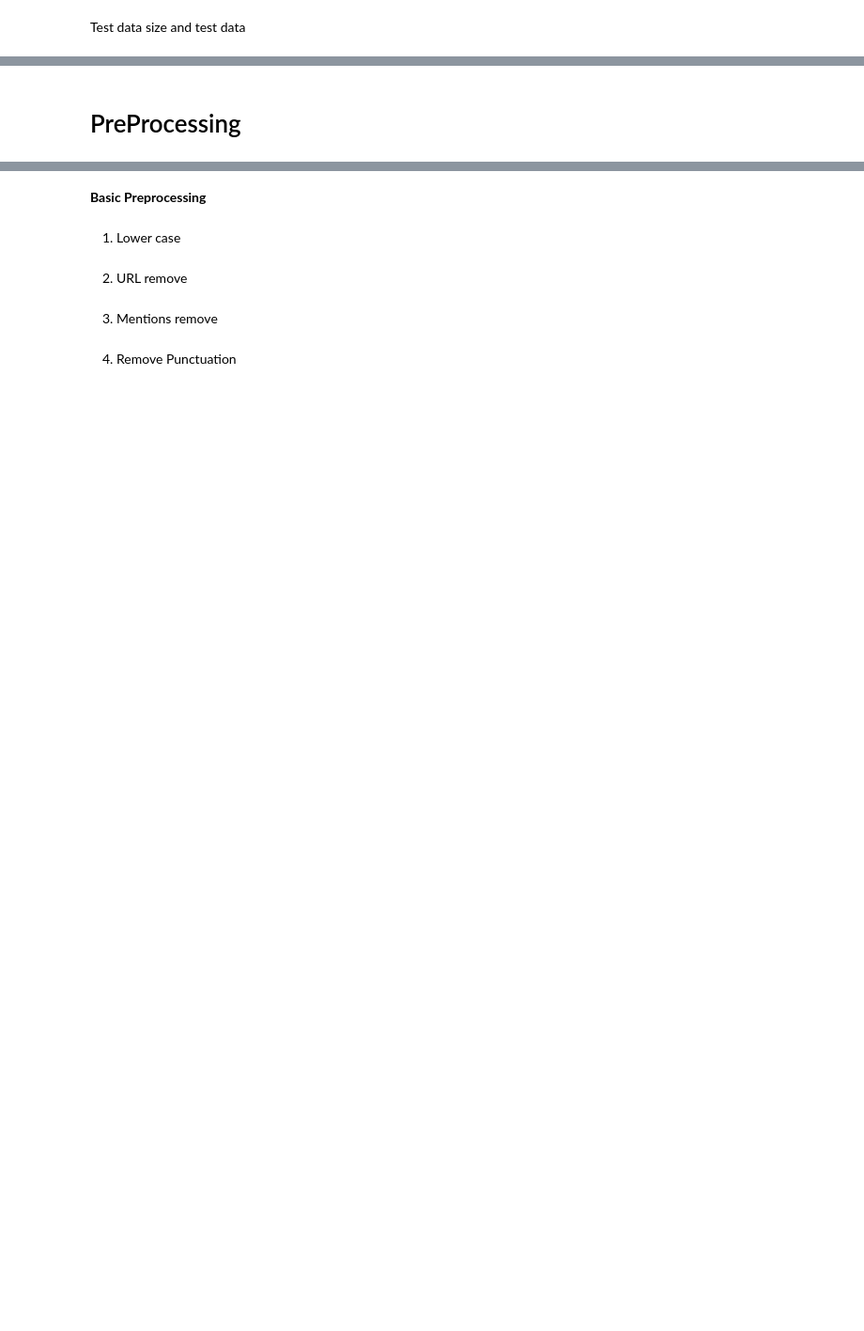
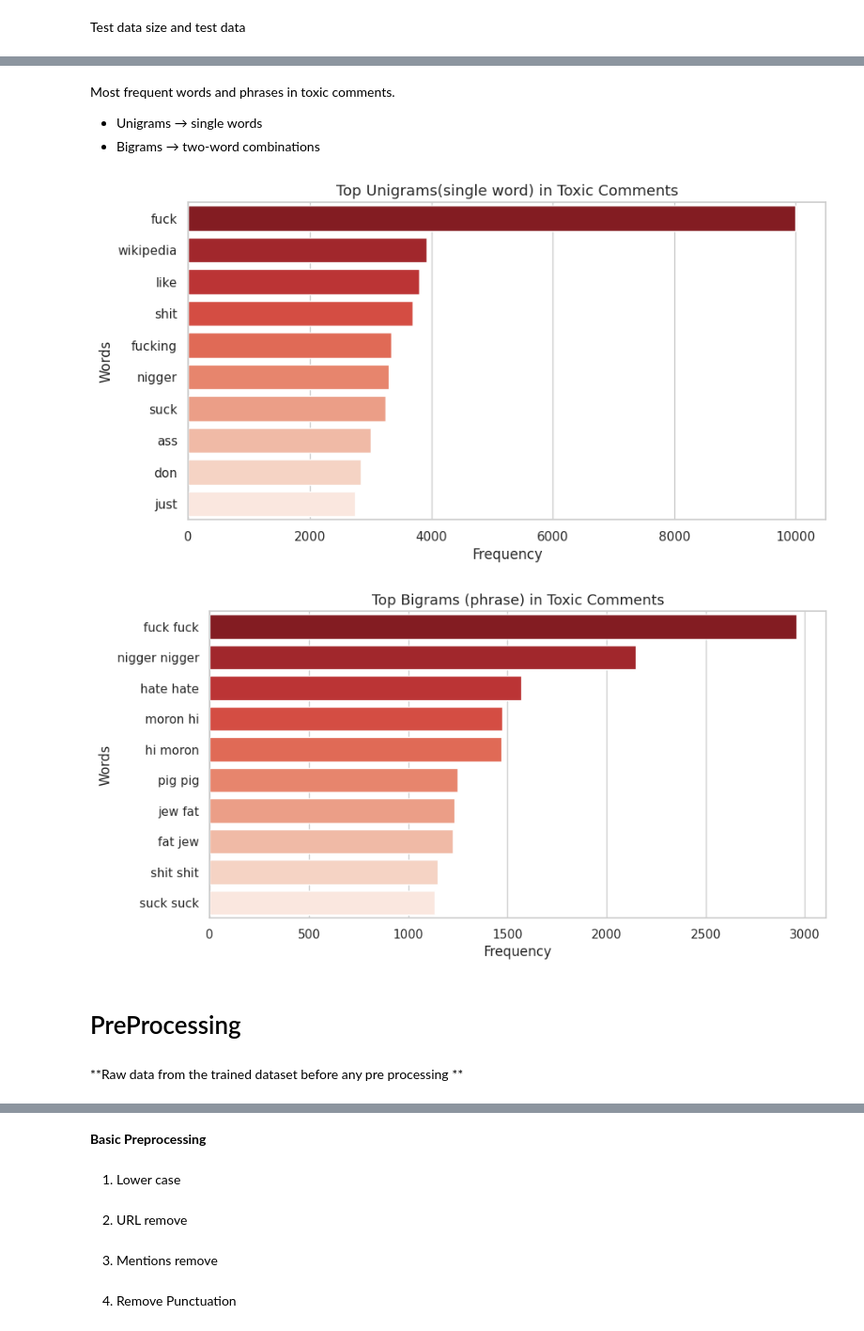
Before and after one commit to tanishataranoon/MY_ML_project, a Jupyter notebook: Toxic_Text_Classification_Comparison_.ipynb, the cells around one changed output, grey strips where cells are left out. Shown at 94% size. Cells and saved outputs as stored; diff of their text form; code cells hidden in the pictures; blank space fills up the shorter version.

```diff
--- a/Toxic_Text_Classification_Comparison_.ipynb
+++ b/Toxic_Text_Classification_Comparison_.ipynb
@@ -82,2 +243,46 @@ train_df[['comment_text', "toxic"]].head(6)
+# %% [markdown]
+Most frequent words and phrases in toxic comments.
+*   Unigrams → single words
+*   Bigrams → two-word combinations
+# %%
+from numpy import vecdot
+from sklearn.feature_extraction.text import CountVectorizer
+import matplotlib.pyplot as plt
+import seaborn as sns
+
+def get_top_ngrams (corpus, title, ngram_range=(1,1), top_n=10):
+  vec = CountVectorizer(ngram_range=ngram_range, stop_words='english', max_features=1000).fit(corpus)
+  bag_of_words = vec.transform(corpus)
+  sum_words = bag_of_words.sum(axis=0)
+  words_freq = [(word, sum_words[0, idx]) for word, idx in vec.vocabulary_.items()]
+  words_freq = sorted(words_freq, key=lambda x: x[1], reverse=True)
+
+  top_n_ngrams = words_freq[:top_n]
+  words = [word for word, freq in top_n_ngrams]
+  freq = [freq for word, freq in top_n_ngrams]
+
+  plt.figure(figsize=(10, 5))
+  sns.barplot(
+    x=list(freq),
+    y=list(words),
+    hue=list(words),
+    palette='Reds_r',
+    legend=False
+  )
+  plt.title(title, fontsize=13)
+  plt.xlabel('Frequency', fontsize=12)
+  plt.ylabel('Words', fontsize=12)
+  plt.show()
+
+toxic_comments = train_df[train_df['any_toxic'] == 1]['comment_text'].dropna()
+
+get_top_ngrams(toxic_comments, 'Top Unigrams(single word) in Toxic Comments', ngram_range=(1,1), top_n=10)
+get_top_ngrams(toxic_comments, 'Top Bigrams (phrase) in Toxic Comments', ngram_range=(2,2), top_n=10)
+# %% [output]
+[figure, added]
+[figure, added]
 # %% [markdown]
 # PreProcessing
+# %% [markdown]
+**Raw data from the trained dataset before any
+pre processing **
```
Also changed, not shown: parts of 67 cells of this notebook.
